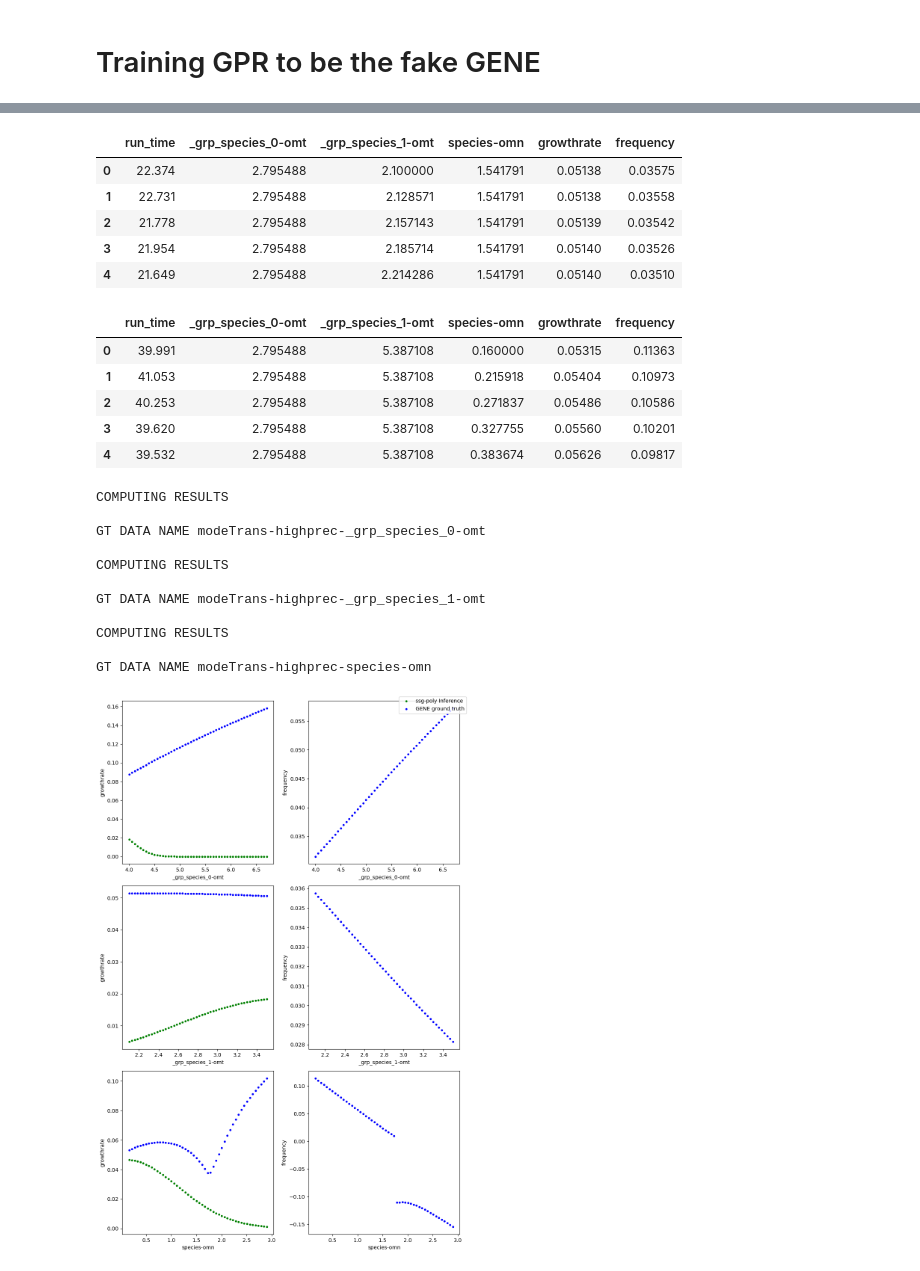
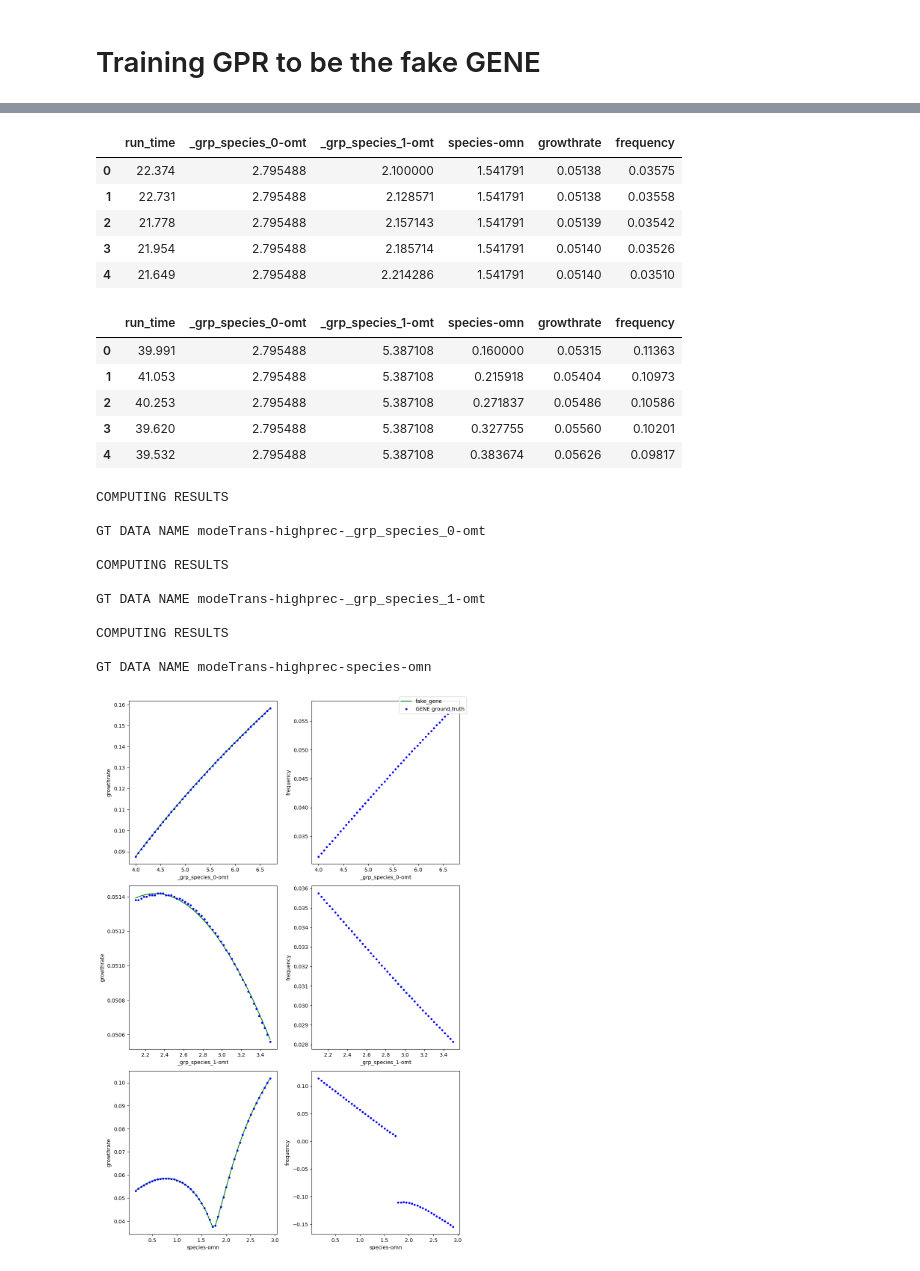
Before and after one commit to DanHarJor/GENE_UQ, a Jupyter notebook: sparseSpACE.ipynb, the cells around one changed output, grey strips where cells are left out. Drawn from its saved outputs; the diff is of its cells as text; code cells hidden in the pictures.

```diff
--- a/sparseSpACE.ipynb
+++ b/sparseSpACE.ipynb
@@ -181,7 +155,7 @@ Parameters:
 # %%
 from gene_uq import mode_transition_test
 
-mode_transition_test(gpr, 'fake_gene_gpr_modetransitiontest_data1000')
+mode_transition_test(gpr, 'fake_gene')
 # %% [output]
 Initialising dataset
 SSH PATH None:None
@@ -202,31 +176,31 @@ TEST PERCENTAGE IS 0, NO SPLIT
 TEST PERCENTAGE IS 0, NO SPLIT
 |  | run_time | _grp_species_0-omt | _grp_species_1-omt | species-omn | growthrate | frequency |
 | 0 | 30.330 | 4.000000 | 5.387108 | 1.541791 | 0.08769 | 0.03151 |
 | 1 | 31.028 | 4.055102 | 5.387108 | 1.541791 | 0.08940 | 0.03205 |
 | 2 | 27.473 | 4.110204 | 5.387108 | 1.541791 | 0.09110 | 0.03260 |
 | 3 | 27.004 | 4.165306 | 5.387108 | 1.541791 | 0.09278 | 0.03314 |
 | 4 | 25.307 | 4.220408 | 5.387108 | 1.541791 | 0.09445 | 0.03369 |
 |  | run_time | _grp_species_0-omt | _grp_species_1-omt | species-omn | growthrate | frequency |
 | 0 | 22.374 | 2.795488 | 2.100000 | 1.541791 | 0.05138 | 0.03575 |
 | 1 | 22.731 | 2.795488 | 2.128571 | 1.541791 | 0.05138 | 0.03558 |
 | 2 | 21.778 | 2.795488 | 2.157143 | 1.541791 | 0.05139 | 0.03542 |
 | 3 | 21.954 | 2.795488 | 2.185714 | 1.541791 | 0.05140 | 0.03526 |
 | 4 | 21.649 | 2.795488 | 2.214286 | 1.541791 | 0.05140 | 0.03510 |
 |  | run_time | _grp_species_0-omt | _grp_species_1-omt | species-omn | growthrate | frequency |
 | 0 | 39.991 | 2.795488 | 5.387108 | 0.160000 | 0.05315 | 0.11363 |
 | 1 | 41.053 | 2.795488 | 5.387108 | 0.215918 | 0.05404 | 0.10973 |
 | 2 | 40.253 | 2.795488 | 5.387108 | 0.271837 | 0.05486 | 0.10586 |
 | 3 | 39.620 | 2.795488 | 5.387108 | 0.327755 | 0.05560 | 0.10201 |
 | 4 | 39.532 | 2.795488 | 5.387108 | 0.383674 | 0.05626 | 0.09817 |
 COMPUTING RESULTS
 
 GT DATA NAME modeTrans-highprec-_grp_species_0-omt
 
 COMPUTING RESULTS
 
 GT DATA NAME modeTrans-highprec-_grp_species_1-omt
 
 COMPUTING RESULTS
 
 GT DATA NAME modeTrans-highprec-species-omn
-[figure, old version]
+[figure, new version]
```
Also changed, not shown: parts of 2 cells of this notebook, 1 other file.
